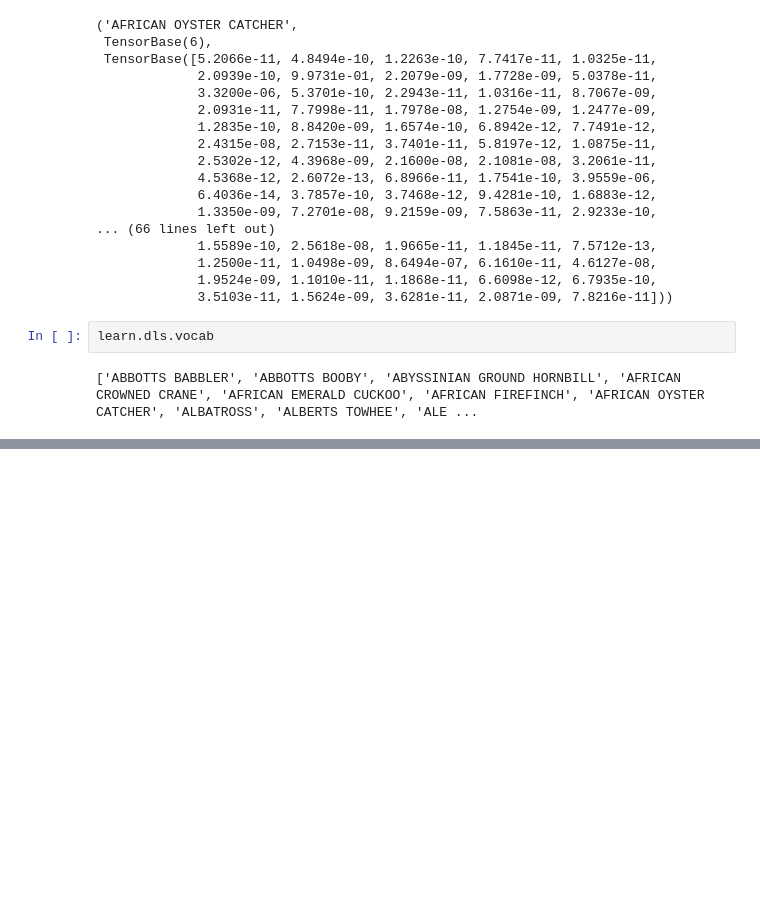
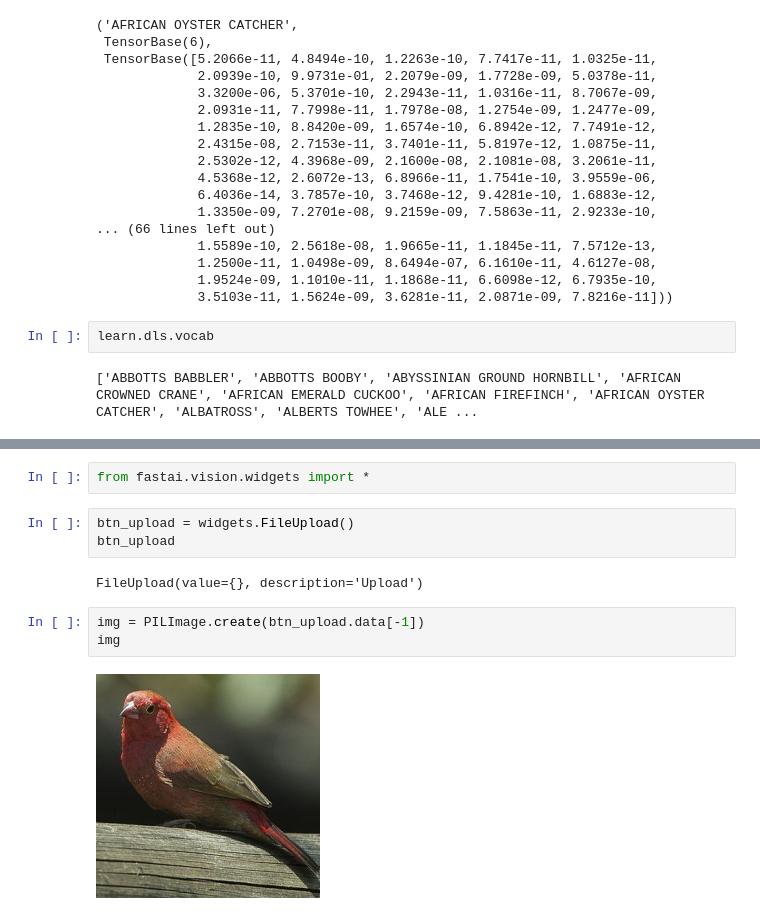
Before and after one commit to satani99/bird_classifier, a Jupyter notebook: classifier.ipynb, the cells around one changed output, grey strips where cells are left out. Saved outputs shown, nothing was run; the diff lists cells and outputs as text; blank space fills up the shorter version.

```diff
--- a/classifier.ipynb
+++ b/classifier.ipynb
@@ -138,0 +167,12 @@ learn.dls.vocab
+# %%
+from fastai.vision.widgets import *
+# %%
+btn_upload = widgets.FileUpload()
+btn_upload
+# %% [output]
+FileUpload(value={}, description='Upload')
+# %%
+img = PILImage.create(btn_upload.data[-1])
+img
+# %% [output]
+[figure, added]
```
Also changed, not shown: parts of 10 cells of this notebook.
